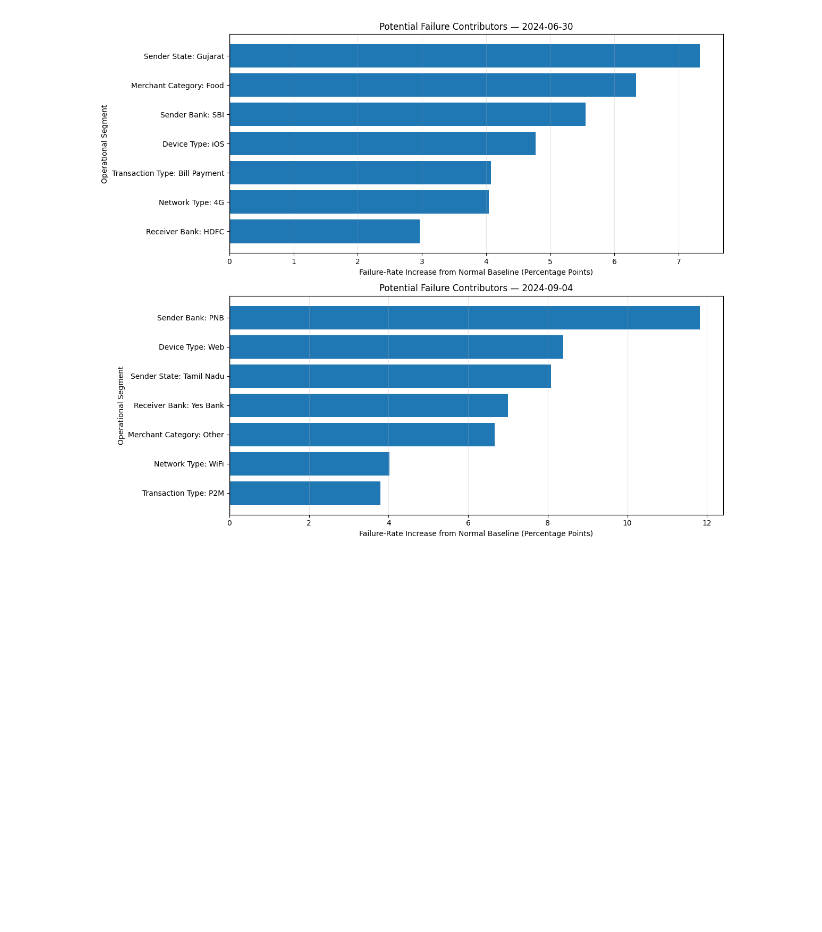
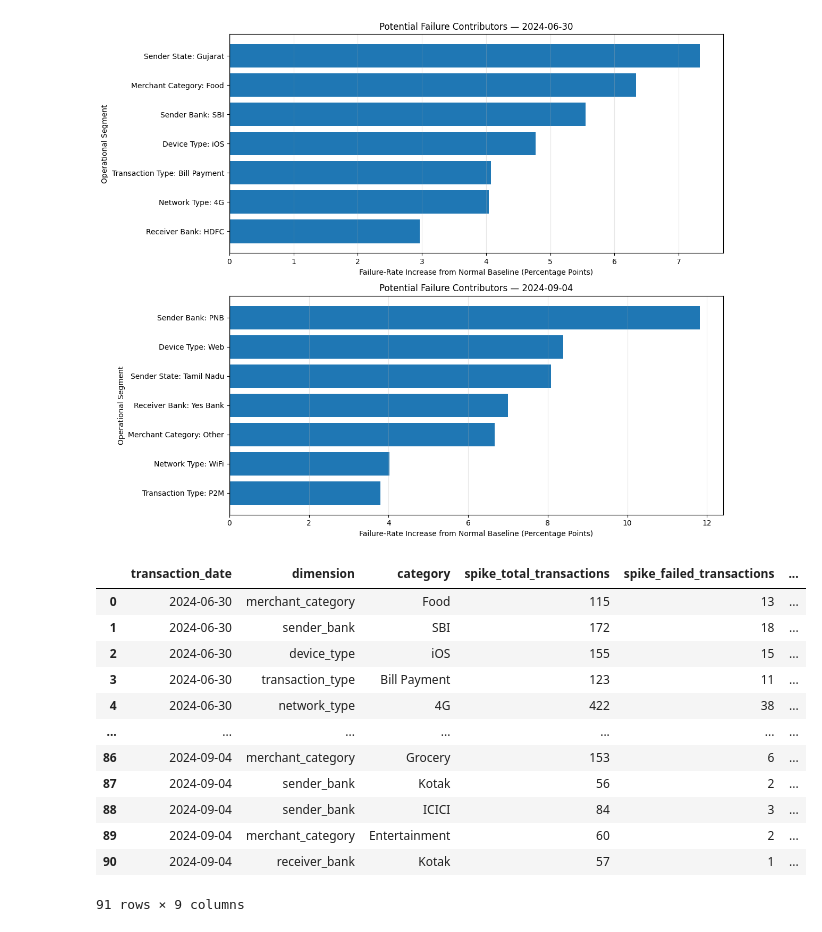
Before and after one commit to KaviyaVelmurugan/upi-transaction-intelligence-platform, a Jupyter notebook: notebooks/02_eda.ipynb, the cells around one changed output. Drawn from its saved outputs; the diff is of its cells as text; code cells hidden in the pictures; blank space fills up the shorter version.

```diff
--- a/notebooks/02_eda.ipynb
+++ b/notebooks/02_eda.ipynb
@@ -3131,0 +3191,54 @@ plt.show()
+# %%
+priority_order = {
+    "High Priority": 1,
+    "Emerging Rate Risk": 2,
+    "Volume-Driven Risk": 3,
+    "Monitor": 4
+}
+
+risk_priority["priority_rank"] = (
+    risk_priority["risk_category"]
+    .map(priority_order)
+)
+
+priority_action_table = (
+    risk_priority
+    .sort_values(
+        [
+            "transaction_date",
+            "priority_rank",
+            "failure_rate_lift_pp",
+            "spike_failed_transactions"
+        ],
+        ascending=[True, True, False, False]
+    )
+    .reset_index(drop=True)
+)
+
+priority_action_table[
+    [
+        "transaction_date",
+        "dimension",
+        "category",
+        "spike_total_transactions",
+        "spike_failed_transactions",
+        "spike_failure_rate_percentage",
+        "baseline_failure_rate_percentage",
+        "failure_rate_lift_pp",
+        "risk_category"
+    ]
+].round(2)
+# %% [output]
+|  | transaction_date | dimension | category | spike_total_transactions | spike_failed_transactions | ... |
+| 0 | 2024-06-30 | merchant_category | Food | 115 | 13 | ... |
+| 1 | 2024-06-30 | sender_bank | SBI | 172 | 18 | ... |
+| 2 | 2024-06-30 | device_type | iOS | 155 | 15 | ... |
+| 3 | 2024-06-30 | transaction_type | Bill Payment | 123 | 11 | ... |
+| 4 | 2024-06-30 | network_type | 4G | 422 | 38 | ... |
+| ... | ... | ... | ... | ... | ... | ... |
+| 86 | 2024-09-04 | merchant_category | Grocery | 153 | 6 | ... |
+| 87 | 2024-09-04 | sender_bank | Kotak | 56 | 2 | ... |
+| 88 | 2024-09-04 | sender_bank | ICICI | 84 | 3 | ... |
+| 89 | 2024-09-04 | merchant_category | Entertainment | 60 | 2 | ... |
+| 90 | 2024-09-04 | receiver_bank | Kotak | 57 | 1 | ... |
+91 rows × 9 columns
```
Also changed, not shown: parts of 5 cells of this notebook, 1 other file.
